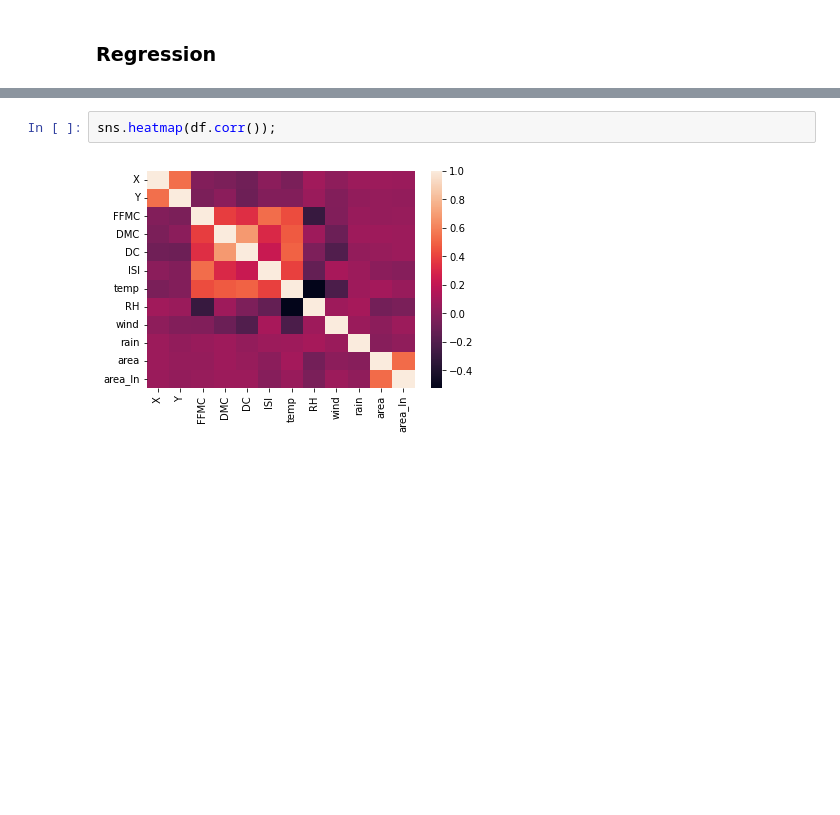
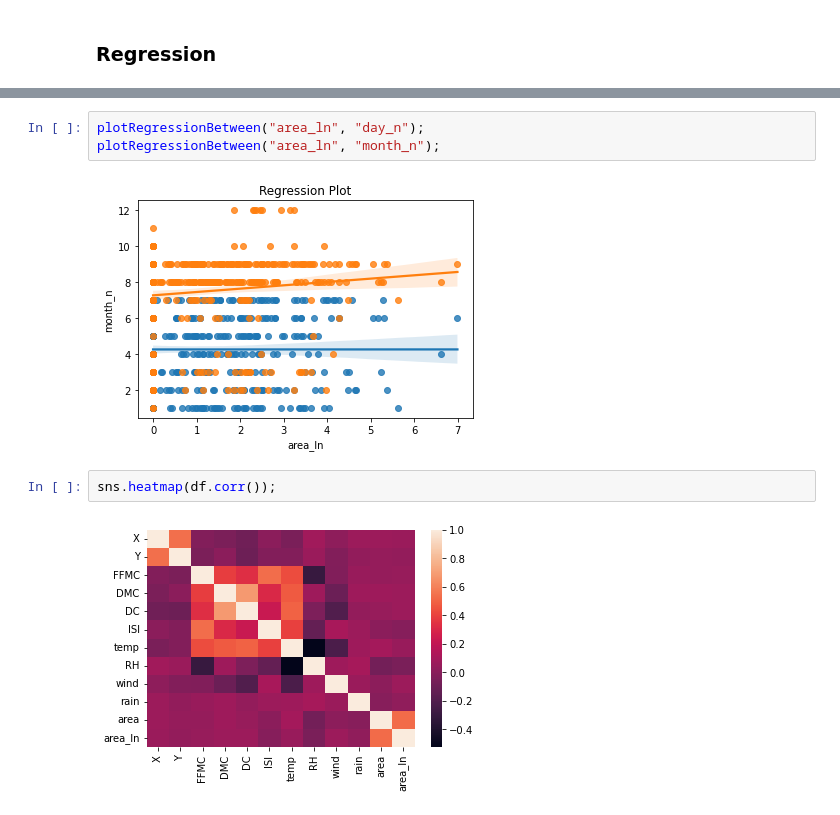
Before and after one commit to alex-fddz/forest-fires, a Jupyter notebook: project.ipynb, the cells around one changed output, grey strips where cells are left out. Drawn from its saved outputs; the diff is of its cells as text; blank space fills up the shorter version.

```diff
--- a/project.ipynb
+++ b/project.ipynb
@@ -292,3 +300,8 @@ answer_7()
+# %%
+plotRegressionBetween("area_ln", "day_n");
+plotRegressionBetween("area_ln", "month_n");
+# %% [output]
+[figure, added]
 # %%
 sns.heatmap(df.corr());
 # %% [output]
```
Also changed, not shown: parts of 17 cells of this notebook.
